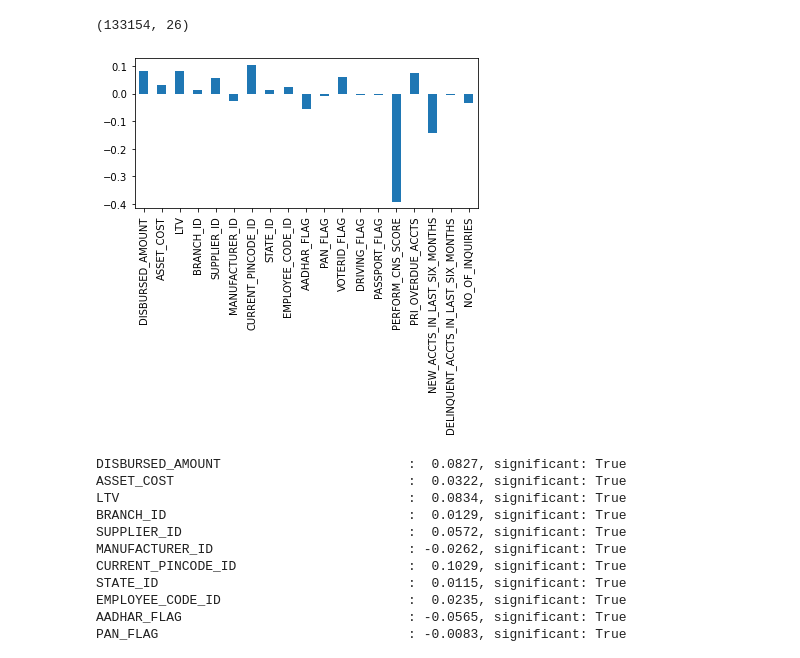
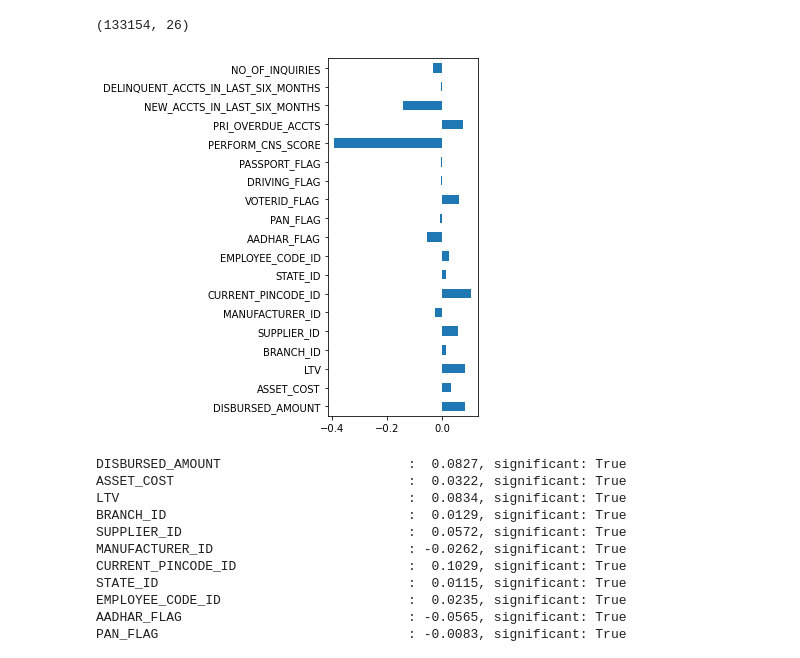
Before and after one commit to PacktPublishing/Practical-Data-Science-with-Python, a Jupyter notebook: Chapter10/Chapter_10_code.ipynb, the cells around one changed output. Drawn from its saved outputs; the diff is of its cells as text; code cells hidden in the pictures.

```diff
--- a/Chapter10/Chapter_10_code.ipynb
+++ b/Chapter10/Chapter_10_code.ipynb
@@ -38,11 +38,11 @@ loan_df.shape
 # %%
 import matplotlib.pyplot as plt
 
-loan_df.corr().loc['LOAN_DEFAULT'][:-1].plot.bar(figsize=(5.5, 5.5))
+f = plt.figure(figsize=(5.5, 5.5))
+loan_df.corr().loc['LOAN_DEFAULT'][:-1].plot.barh()
 plt.tight_layout()
-plt.savefig('B17030_10_02.png', dpi=300, facecolor='w')
 # %% [output]
-[figure, old version]
+[figure, new version]
 # %%
 from scipy.stats import pearsonr
 from pandas.api.types import is_numeric_dtype
```
Also changed, not shown: parts of 13 cells of this notebook.
